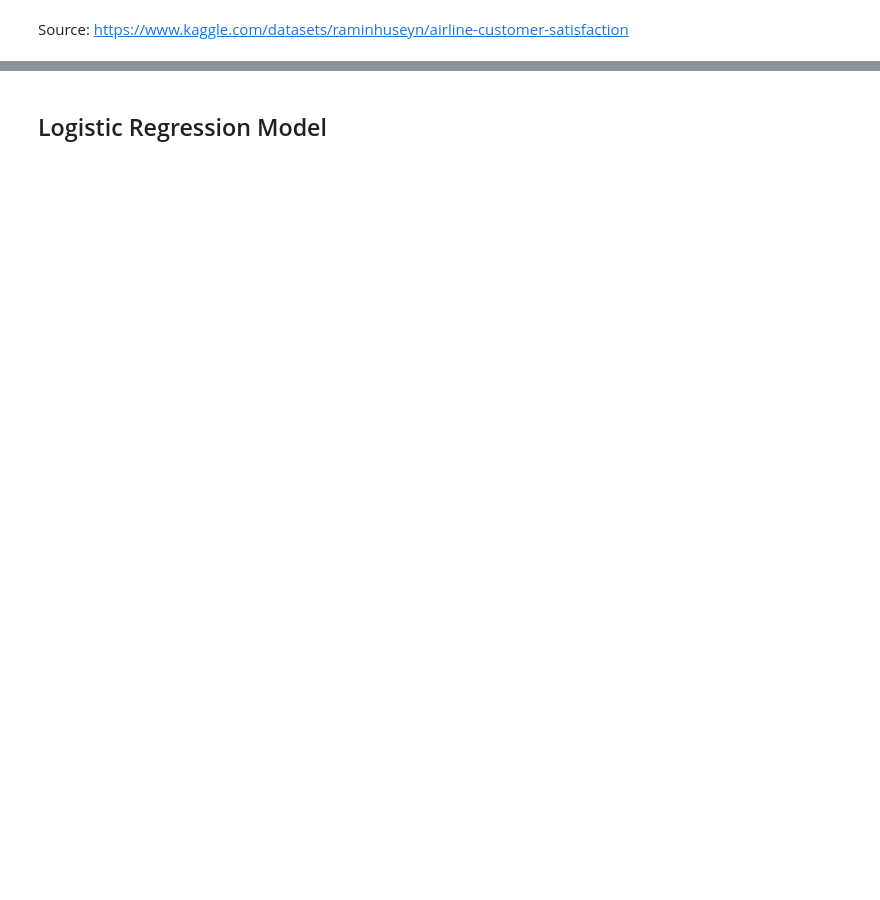
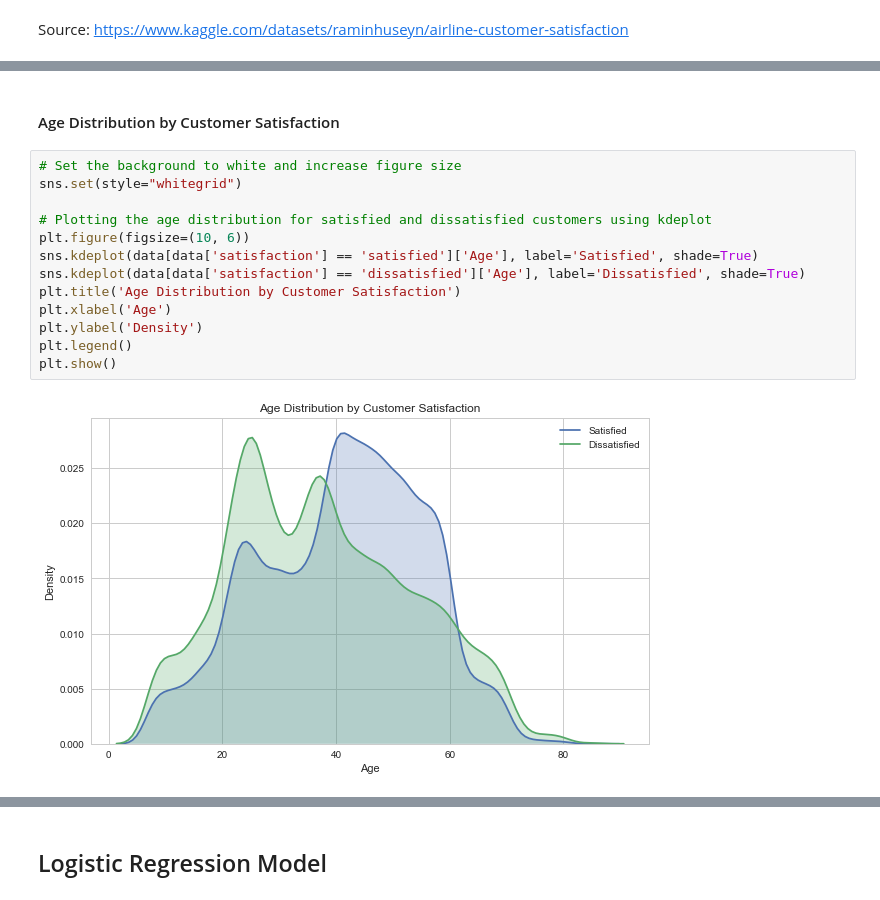
Before and after one commit to KohJJ820/MLIsFun, a Jupyter notebook: 4_LabEnhancement_LogisticRegression/4_LogisticRegression.ipynb, the cells around one changed output, grey strips where cells are left out. Drawn from its saved outputs; the diff is of its cells as text; blank space fills up the shorter version.

```diff
--- a/4_LabEnhancement_LogisticRegression/4_LogisticRegression.ipynb
+++ b/4_LabEnhancement_LogisticRegression/4_LogisticRegression.ipynb
@@ -37,0 +172,17 @@ X_test = scaler.transform(X_test)
+# %% [markdown]
+#### Age Distribution by Customer Satisfaction
+# %%
+# Set the background to white and increase figure size
+sns.set(style="whitegrid")
+
+# Plotting the age distribution for satisfied and dissatisfied customers using kdeplot
+plt.figure(figsize=(10, 6))
+sns.kdeplot(data[data['satisfaction'] == 'satisfied']['Age'], label='Satisfied', shade=True)
+sns.kdeplot(data[data['satisfaction'] == 'dissatisfied']['Age'], label='Dissatisfied', shade=True)
+plt.title('Age Distribution by Customer Satisfaction')
+plt.xlabel('Age')
+plt.ylabel('Density')
+plt.legend()
+plt.show()
+# %% [output]
+[figure, added]
```
Also changed, not shown: parts of 50 cells of this notebook.
